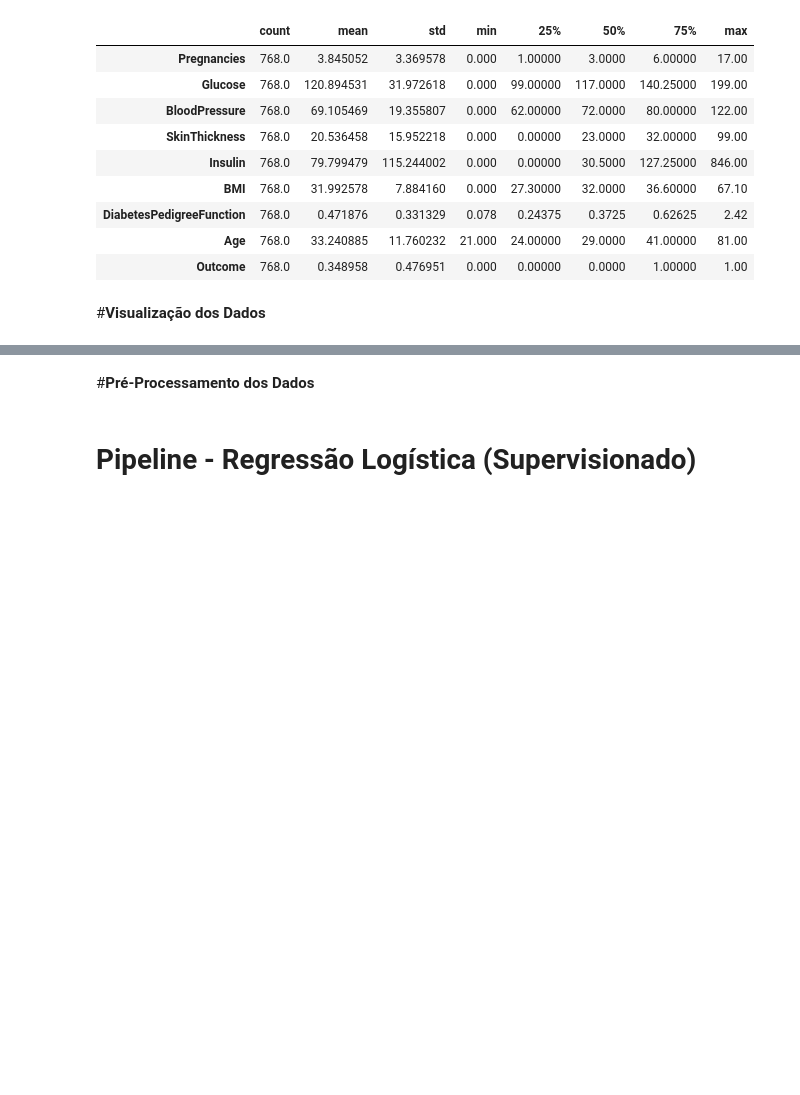
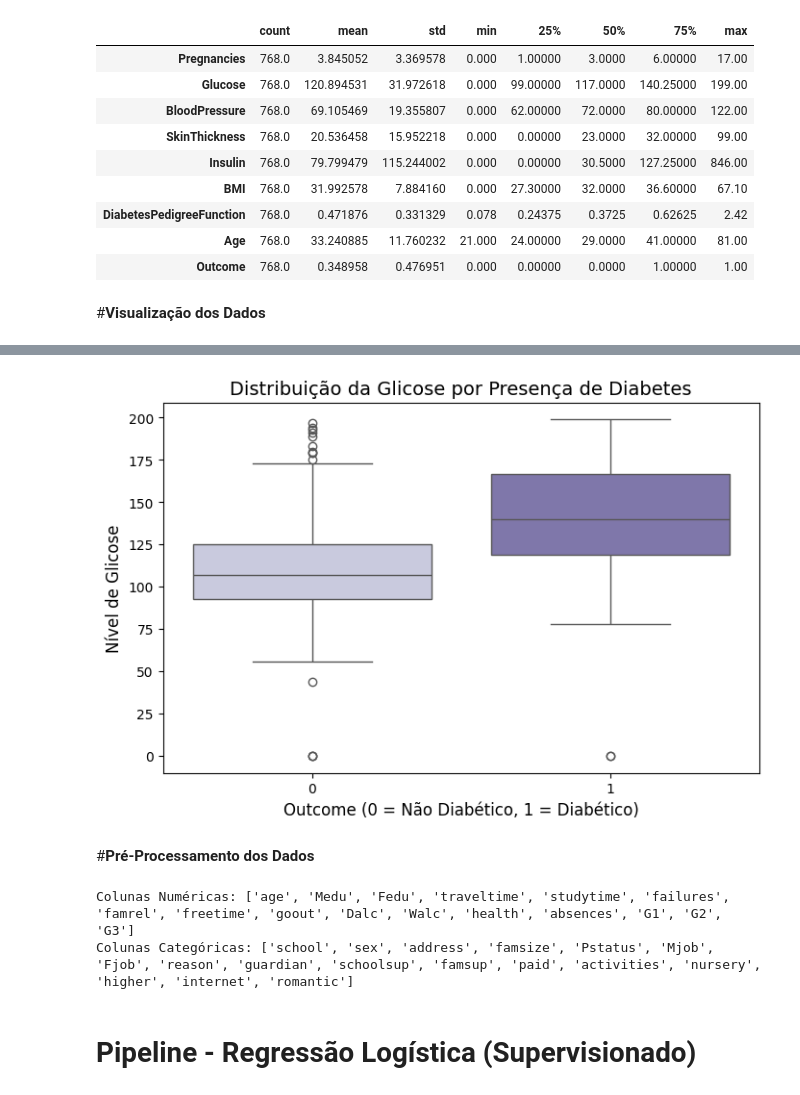
Before and after one commit to camilamenezzzes/Analise-Dataset-Pima, a Jupyter notebook: Análise_do_Dataset_Pima.ipynb, the cells around one changed output, grey strips where cells are left out. Cells and saved outputs as stored; diff of their text form; code cells hidden in the pictures; blank space fills up the shorter version.

```diff
--- a/Análise_do_Dataset_Pima.ipynb
+++ b/Análise_do_Dataset_Pima.ipynb
@@ -204,4 +244,39 @@ KeyError: 'failures'
+# %%
+# Gráfico de mediana, quartis e outliers da distribuição de glicose (box plot)
+
+# Cria uma figura para deixar o tamanho do gráfico mais confortável para visualização.
+plt.figure(figsize=(8,5))
+
+# Cria um boxplot comparando a distribuição de valores de glicose ('Glucose')
+# entre os grupos com e sem diabetes ('Outcome').
+# Esse gráfico ajuda a identificar se pacientes diabéticos tendem a apresentar níveis mais altos de glicose.
+# Boxplots mostram a mediana, os quartis e possíveis outliers da distribuição.
+# 'legend=False' remove a legenda do gráfico, já que o eixo x já informa claramente
+# quais categorias estão sendo exibidas (0 e 1), tornando a visualização mais limpa.
+sns.boxplot(x='Outcome', y='Glucose', data=df, hue="Outcome", palette="Purples", legend=False)
+
+# Define o título do gráfico indicando a relação analisada.
+plt.title("Distribuição da Glicose por Presença de Diabetes", fontsize=14)
+
+# Adiciona rótulos aos eixos para maior clareza.
+plt.xlabel("Outcome (0 = Não Diabético, 1 = Diabético)", fontsize=12)
+plt.ylabel("Nível de Glicose", fontsize=12)
+
+# Exibe o gráfico.
+plt.show()
+# %% [output]
+[figure, added]
 # %% [markdown]
 #**Pré-Processamento dos Dados**
+# %%
+# Separar tipos de variáveis
+num_cols = df.select_dtypes(include=np.number).columns.tolist()
+cat_cols = df.select_dtypes(exclude=np.number).columns.tolist()
+
+print("Colunas Numéricas:", num_cols)
+print("Colunas Categóricas:", cat_cols)
+# %% [output]
+Colunas Numéricas: ['age', 'Medu', 'Fedu', 'traveltime', 'studytime', 'failures', 'famrel', 'freetime', 'goout', 'Dalc', 'Walc', 'health', 'absences', 'G1', 'G2', 'G3']
+Colunas Categóricas: ['school', 'sex', 'address', 'famsize', 'Pstatus', 'Mjob', 'Fjob', 'reason', 'guardian', 'schoolsup', 'famsup', 'paid', 'activities', 'nursery', 'higher', 'internet', 'romantic']
 # %% [markdown]
 # **Pipeline - Regressão Logística (Supervisionado)**
```
Also changed, not shown: parts of 4 cells of this notebook.
